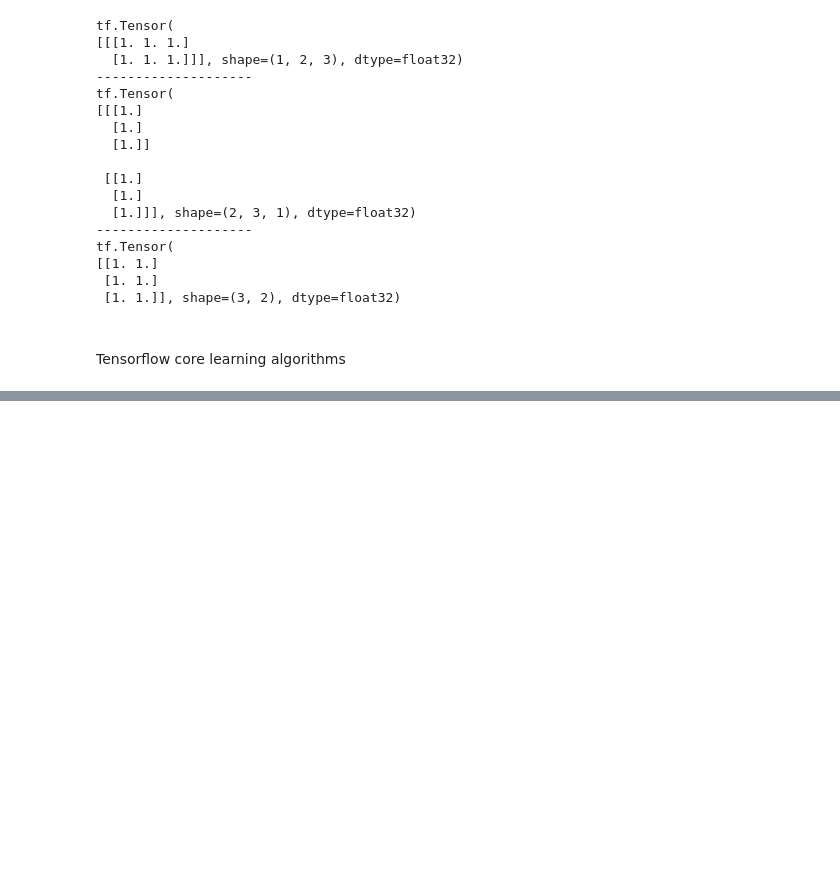
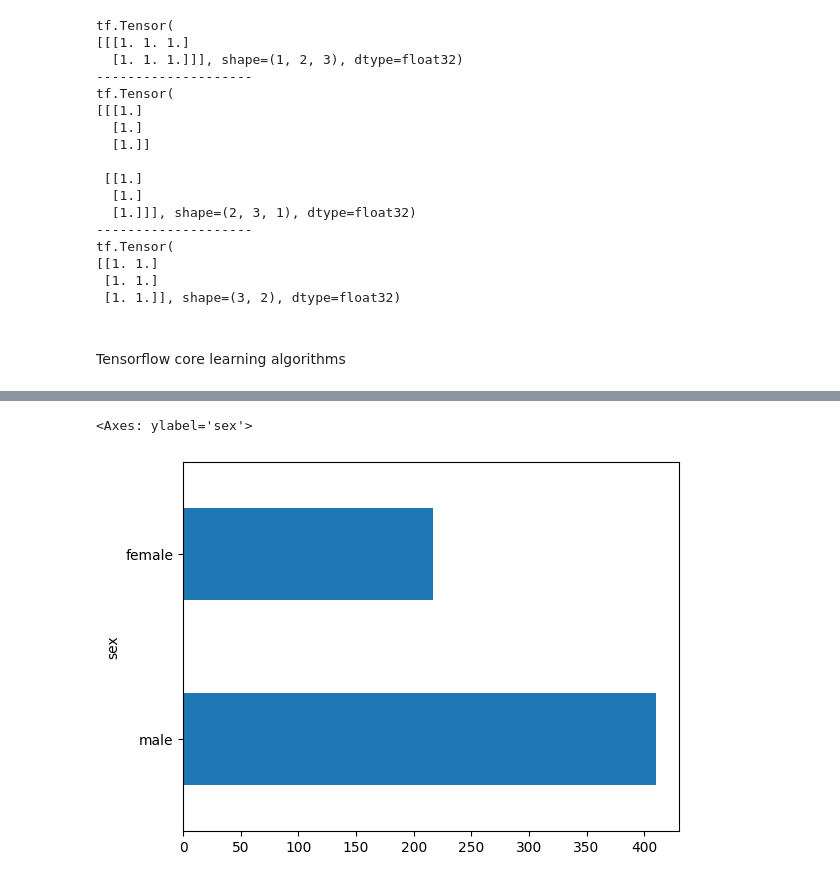
Before and after one commit to VDdotexe/PINNs_and_DL, a Jupyter notebook: tensorflow_tutorial.ipynb, the cells around one changed output, grey strips where cells are left out. Saved outputs shown, nothing was run; the diff lists cells and outputs as text; code cells hidden in the pictures; blank space fills up the shorter version.

```diff
--- a/tensorflow_tutorial.ipynb
+++ b/tensorflow_tutorial.ipynb
@@ -65,0 +77,5 @@ Tensorflow core learning algorithms
+# %%
+dftrain['sex'].value_counts().plot(kind= 'barh')
+# %% [output]
+<Axes: ylabel='sex'>
+[figure, added]
```
Also changed, not shown: parts of 9 cells of this notebook, 6 other files.
